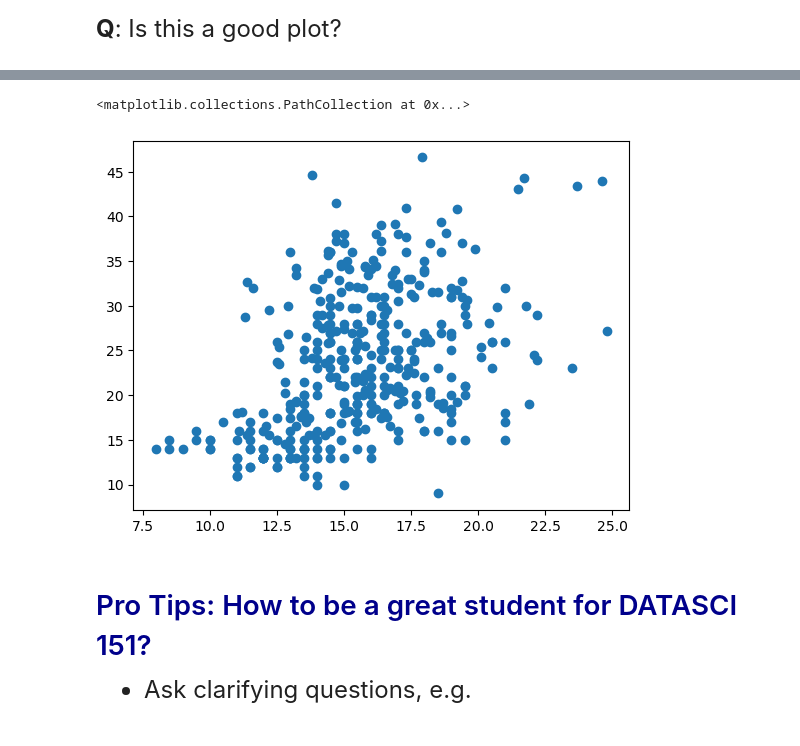
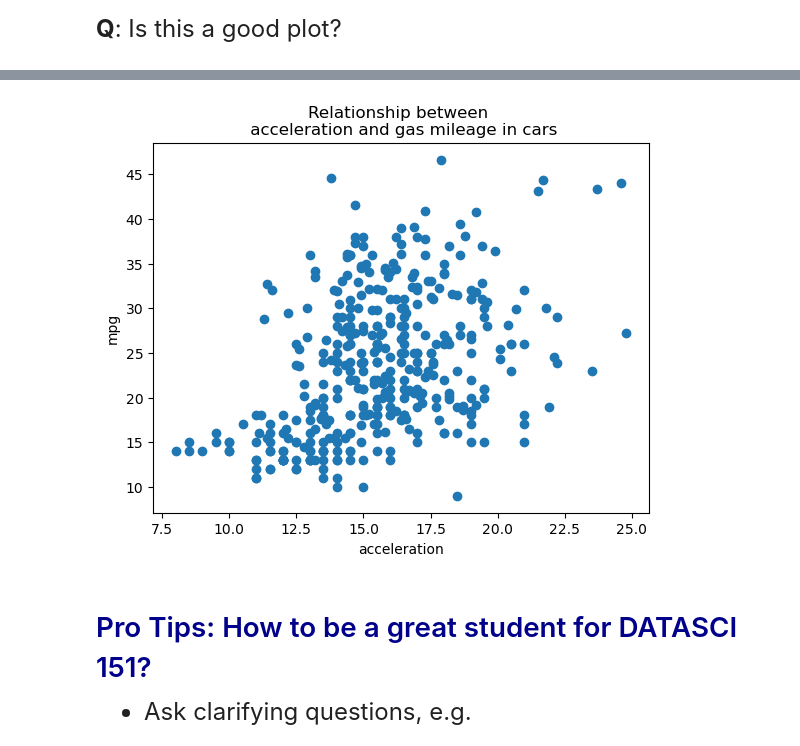
Before and after one commit to jscpauig/datasci151spring2026, a Jupyter notebook: lecture_02/lecture_02_copy_notes.ipynb, the cells around one changed output, grey strips where cells are left out. Saved outputs shown, nothing was run; the diff lists cells and outputs as text; code cells hidden in the pictures.

```diff
--- a/lecture_02/lecture_02_copy_notes.ipynb
+++ b/lecture_02/lecture_02_copy_notes.ipynb
@@ -395,9 +421,12 @@ plt.show() ## py ver of plot()
 # %%
 # Try another scatter plot with x = "acceleration"
 plt.scatter(x = carfeatures["acceleration"], y = carfeatures["mpg"])
+plt.xlabel("acceleration")
+plt.ylabel("mpg")
+plt.title("Relationship between \n acceleration and gas mileage in cars")
+plt.show()
 # %% [output]
-<matplotlib.collections.PathCollection at 0x...>
-[figure, old version]
+[figure, new version]
 # %% [markdown]
 
 
```
Also changed, not shown: parts of 4 cells of this notebook.
